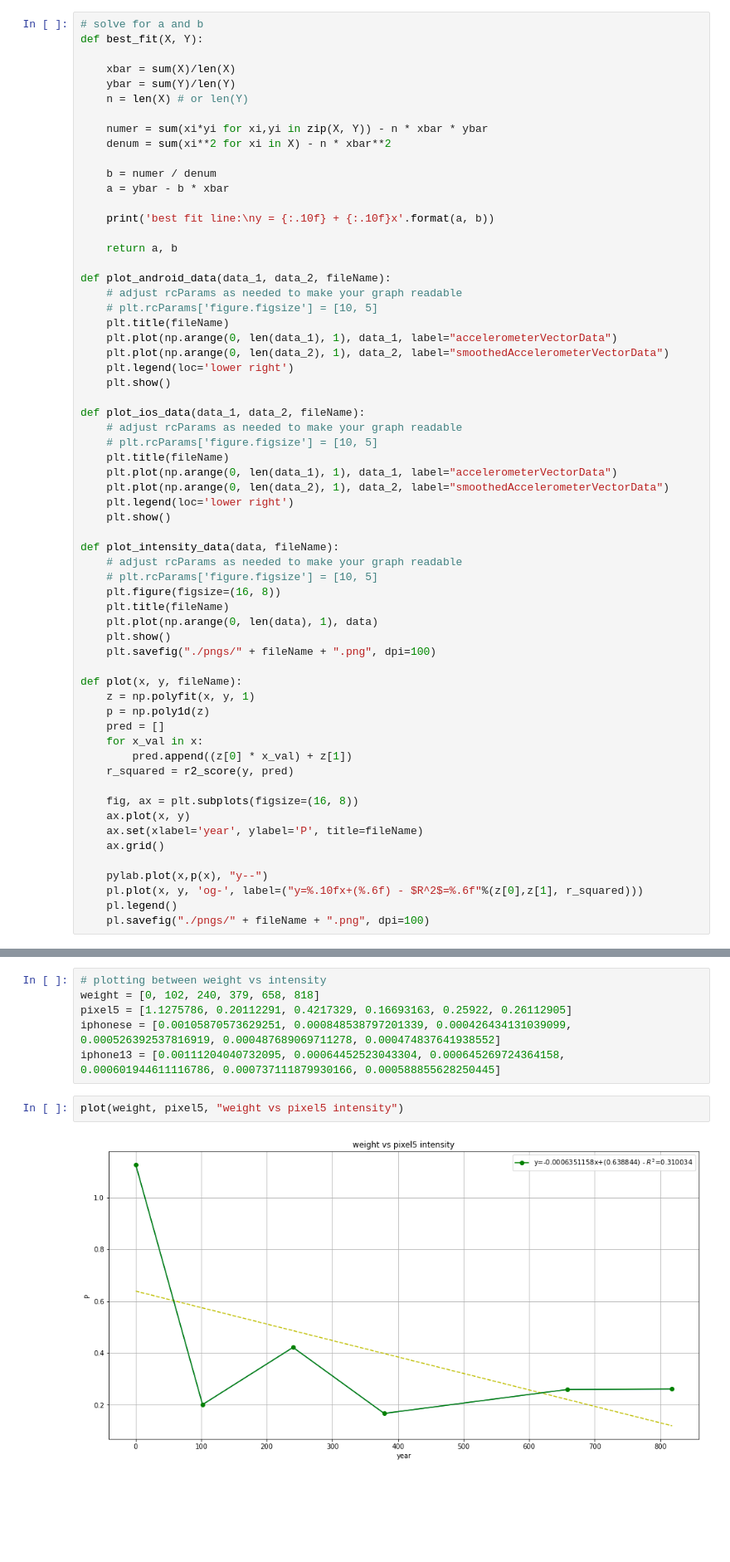
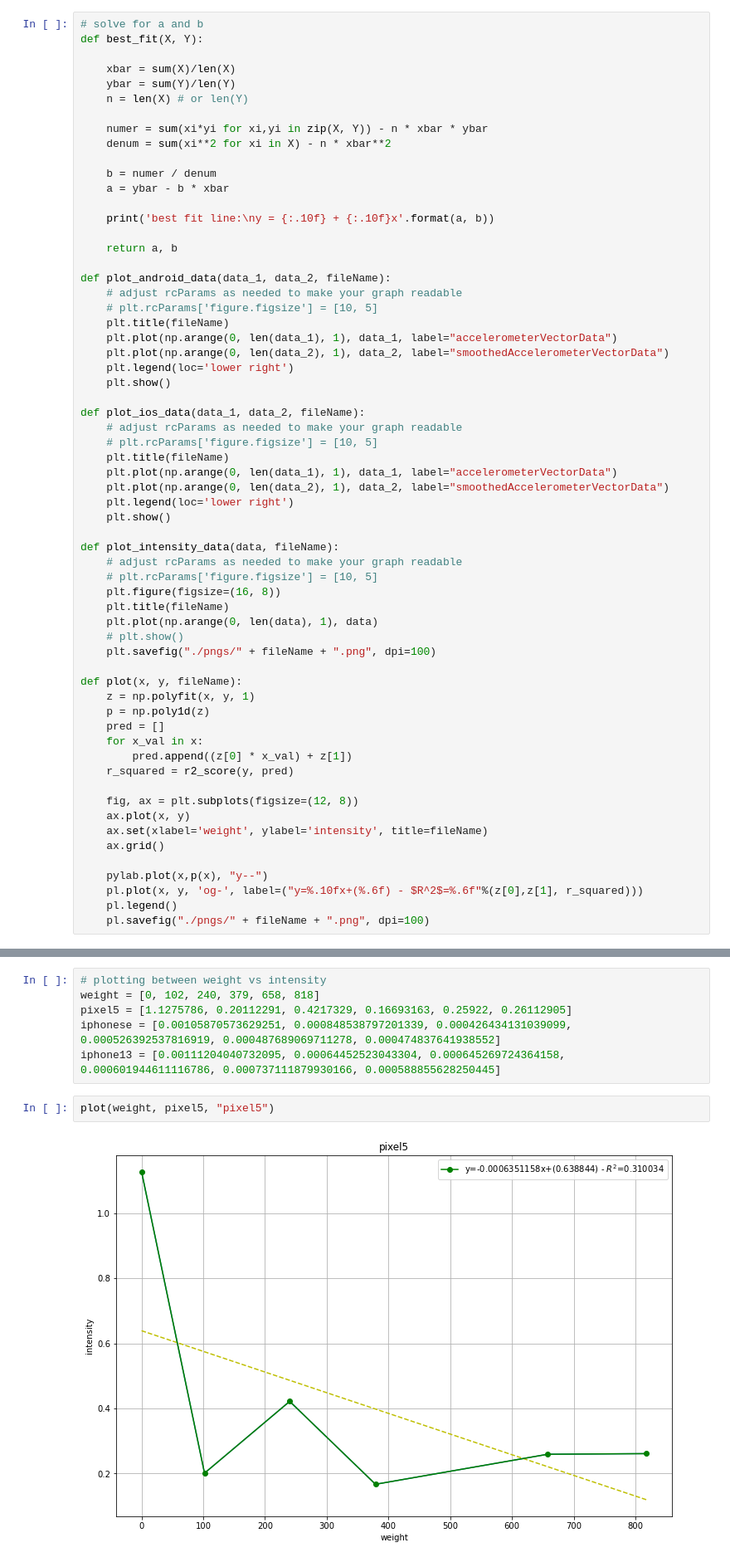
Before and after one commit to pat266/Motif, a Jupyter notebook: experiments/experiment-data/graph.ipynb, the cells around one changed output, grey strips where cells are left out. Shown at 83% size. Cells and saved outputs as stored; diff of their text form; blank space fills up the shorter version.

Commit message:
add graphs for comparison

```diff
--- a/experiments/experiment-data/graph.ipynb
+++ b/experiments/experiment-data/graph.ipynb
@@ -75,7 +75,7 @@ def plot_intensity_data(data, fileName):
     plt.figure(figsize=(16, 8))
     plt.title(fileName)
     plt.plot(np.arange(0, len(data), 1), data)
-    plt.show()
+    # plt.show()
     plt.savefig("./pngs/" + fileName + ".png", dpi=100)
 
 def plot(x, y, fileName):
@@ -86,9 +86,9 @@ def plot(x, y, fileName):
         pred.append((z[0] * x_val) + z[1])
     r_squared = r2_score(y, pred)
 
-    fig, ax = plt.subplots(figsize=(16, 8))
+    fig, ax = plt.subplots(figsize=(12, 8))
     ax.plot(x, y)
-    ax.set(xlabel='year', ylabel='P', title=fileName)
+    ax.set(xlabel='weight', ylabel='intensity', title=fileName)
     ax.grid()
 
     pylab.plot(x,p(x), "y--")
@@ -113,7 +113,7 @@ pixel5 = [1.1275786, 0.20112291, 0.4217329, 0.16693163, 0.25922, 0.26112905]
 iphonese = [0.00105870573629251, 0.000848538797201339, 0.000426434131039099, 0.000526392537816919, 0.000487689069711278, 0.000474837641938552]
 iphone13 = [0.00111204040732095, 0.00064452523043304, 0.000645269724364158, 0.000601944611116786, 0.000737111879930166, 0.000588855628250445]
 # %%
-plot(weight, pixel5, "weight vs pixel5 intensity")
+plot(weight, pixel5, "pixel5")
 # %% [output]
-[figure, old version]
+[figure, new version]
 # %%
```
Also changed, not shown: parts of 8 cells of this notebook, 9 other files.
